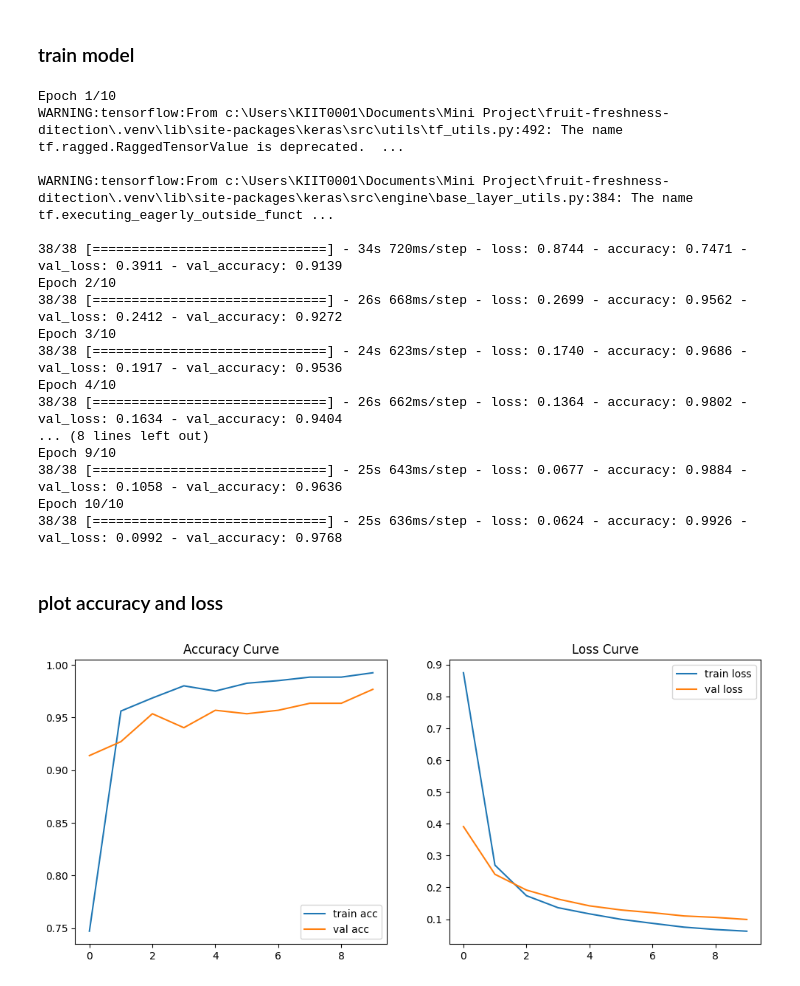
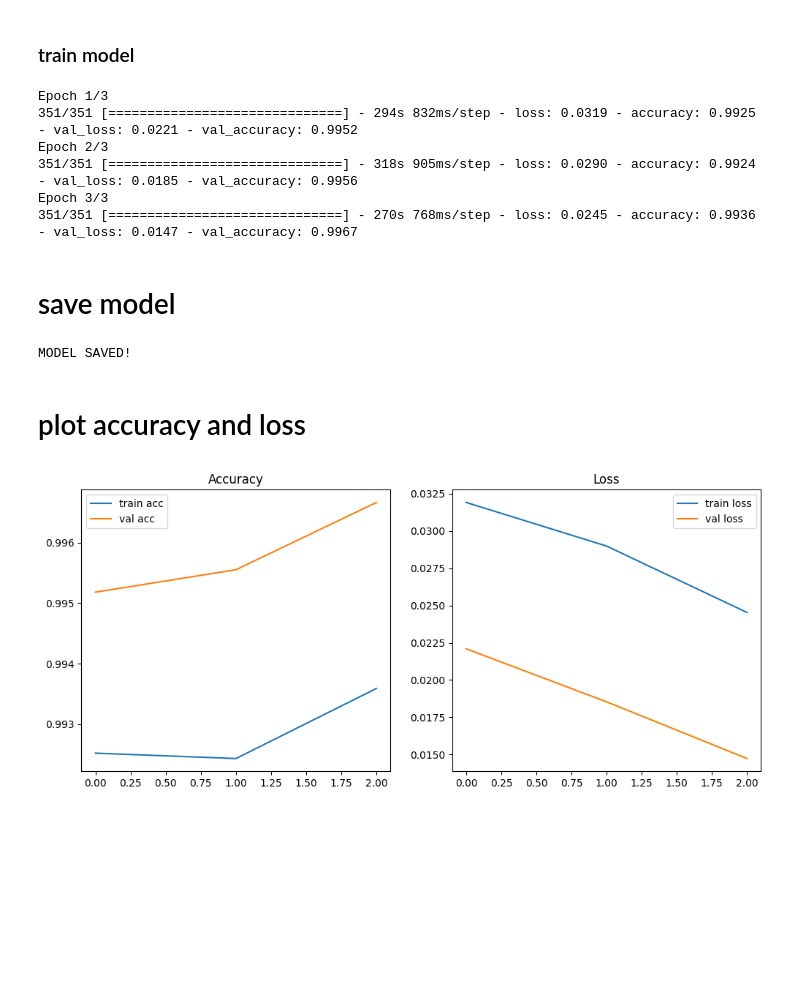
Before and after one commit to Krittik-Panda/Fruit-Freshness-Ditection, a Jupyter notebook: main_notebook.ipynb, the cells around one changed output. Saved outputs shown, nothing was run; the diff lists cells and outputs as text; code cells hidden in the pictures; blank space fills up the shorter version.

Commit message:
add big data set

```diff
--- a/main_notebook.ipynb
+++ b/main_notebook.ipynb
@@ -17,3 +18,9 @@ WARNING:tensorflow:From c:\Users\KIIT0001\Documents\Mini Project\fruit-freshness
+# %%
+train_dir = "original_data_set/train"
+test_dir  = "original_data_set/test"
+
+img_size = (224, 224)
+batch_size = 32
 # %% [markdown]
 ## load dataset
 # %%
@@ -70,3 +46,0 @@ for images, labels in train_ds.take(1):
-# %%
-train_ds = train_ds.prefetch(buffer_size=32)
-val_ds = val_ds.prefetch(buffer_size=32)
@@ -73 +49,5 @@ val_ds = val_ds.prefetch(buffer_size=32)
+# %%
+AUTOTUNE = tf.data.AUTOTUNE
+train_ds = train_ds.prefetch(AUTOTUNE)
+test_ds = test_ds.prefetch(AUTOTUNE)
 # %% [markdown]
@@ -109,51 +103,37 @@ _________________________________________________________________
 # %% [markdown]
 ### train model
 # %%
-early_stop = EarlyStopping(patience=3, restore_best_weights=True)
-
-history = model.fit(
-    train_ds,
-    validation_data=val_ds,
-    epochs=10,
-    callbacks=[early_stop]
-)
+history = model.fit(train_ds, epochs=3, validation_data=test_ds)
 # %% [output]
-Epoch 1/10
-WARNING:tensorflow:From c:\Users\KIIT0001\Documents\Mini Project\fruit-freshness-ditection\.venv\lib\site-packages\keras\src\utils\tf_utils.py:492: The name tf.ragged.RaggedTensorValue is deprecated.  ...
-
-WARNING:tensorflow:From c:\Users\KIIT0001\Documents\Mini Project\fruit-freshness-ditection\.venv\lib\site-packages\keras\src\engine\base_layer_utils.py:384: The name tf.executing_eagerly_outside_funct ...
-
-38/38 [==============================] - 34s 720ms/step - loss: 0.8744 - accuracy: 0.7471 - val_loss: 0.3911 - val_accuracy: 0.9139
-Epoch 2/10
-38/38 [==============================] - 26s 668ms/step - loss: 0.2699 - accuracy: 0.9562 - val_loss: 0.2412 - val_accuracy: 0.9272
-Epoch 3/10
-38/38 [==============================] - 24s 623ms/step - loss: 0.1740 - accuracy: 0.9686 - val_loss: 0.1917 - val_accuracy: 0.9536
-Epoch 4/10
-38/38 [==============================] - 26s 662ms/step - loss: 0.1364 - accuracy: 0.9802 - val_loss: 0.1634 - val_accuracy: 0.9404
-... (8 lines left out)
-Epoch 9/10
-38/38 [==============================] - 25s 643ms/step - loss: 0.0677 - accuracy: 0.9884 - val_loss: 0.1058 - val_accuracy: 0.9636
-Epoch 10/10
-38/38 [==============================] - 25s 636ms/step - loss: 0.0624 - accuracy: 0.9926 - val_loss: 0.0992 - val_accuracy: 0.9768
+Epoch 1/3
+351/351 [==============================] - 294s 832ms/step - loss: 0.0319 - accuracy: 0.9925 - val_loss: 0.0221 - val_accuracy: 0.9952
+Epoch 2/3
+351/351 [==============================] - 318s 905ms/step - loss: 0.0290 - accuracy: 0.9924 - val_loss: 0.0185 - val_accuracy: 0.9956
+Epoch 3/3
+351/351 [==============================] - 270s 768ms/step - loss: 0.0245 - accuracy: 0.9936 - val_loss: 0.0147 - val_accuracy: 0.9967
+# %% [markdown]
+# save model
+# %%
+os.makedirs("models", exist_ok=True)
+model.save("models/efficientnet_fruit.h5")
+print("MODEL SAVED!")
+# %% [output]
+MODEL SAVED!
 # %% [markdown]
-### plot accuracy and loss
+# plot accuracy and loss
 # %%
 plt.figure(figsize=(12,5))
+plt.subplot(1,2,1)
+plt.plot(history.history["accuracy"], label="train acc")
+plt.plot(history.history["val_accuracy"], label="val acc")
+plt.legend()
+plt.title("Accuracy")
 
-# Accuracy
-plt.subplot(1,2,1)
-plt.plot(history.history['accuracy'], label='train acc')
-plt.plot(history.history['val_accuracy'], label='val acc')
-plt.title("Accuracy Curve")
+plt.subplot(1,2,2)
+plt.plot(history.history["loss"], label="train loss")
+plt.plot(history.history["val_loss"], label="val loss")
 plt.legend()
-
-# Loss
-plt.subplot(1,2,2)
-plt.plot(history.history['loss'], label='train loss')
-plt.plot(history.history['val_loss'], label='val loss')
-plt.title("Loss Curve")
-plt.legend()
-
+plt.title("Loss")
 plt.show()
 # %% [output]
-[figure, old version]
+[figure, new version]
```
Also changed, not shown: parts of 20 cells of this notebook, 3 other files.
